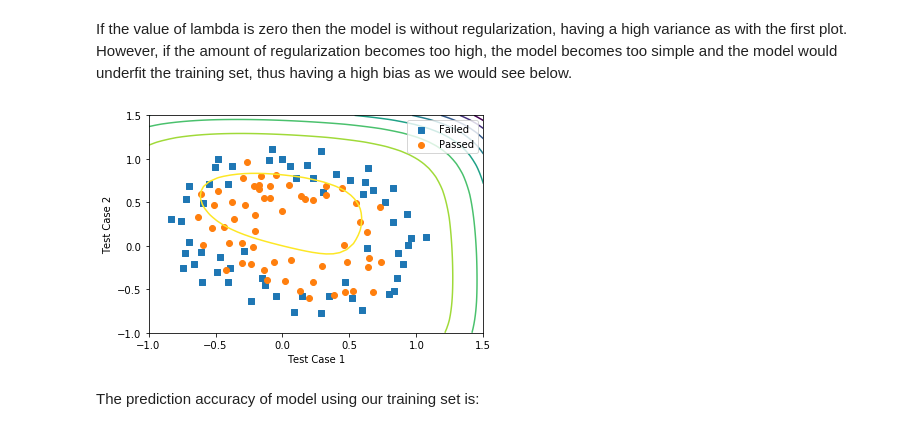
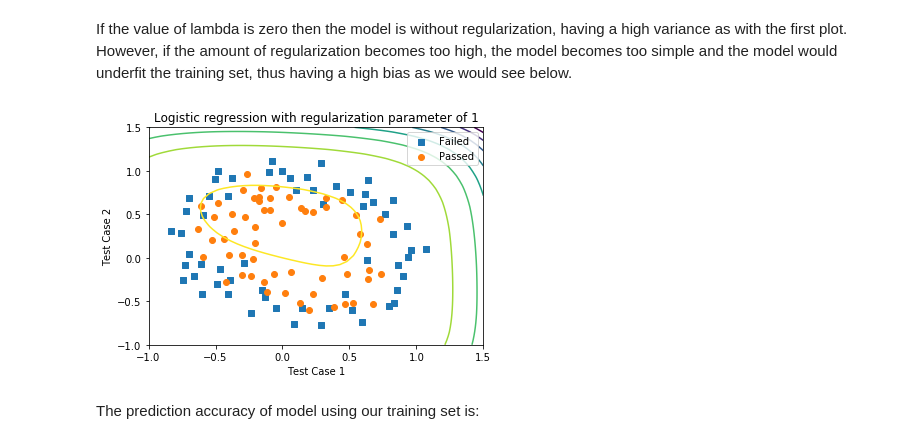
Before and after one commit to JudeOgbuibe/ML, a Jupyter notebook: Ex2/Logistic Regression.ipynb, the cells around one changed output. Saved outputs shown, nothing was run; the diff lists cells and outputs as text; code cells hidden in the pictures.

```diff
--- a/Ex2/Logistic Regression.ipynb
+++ b/Ex2/Logistic Regression.ipynb
@@ -267,27 +269,28 @@ If the value of lambda is zero then the model is without regularization, having
 # %%
 theta = np.zeros(X.shape[1])
 lambd = 1
 y = y.reshape(len(y), 1)
 thetaOpt = optimize.minimize(fun = cost_reg, x0 = theta, jac = grad_reg, args = (X,y, lambd), method = 'L-BFGS-B')
 thetaOpt = thetaOpt.x
 
 u = np.linspace(-1,1.5,50)
 v = np.linspace(-1,1.5,50)
 z = np.zeros([len(u),len(v)])
 for i in range(len(u)):
     for j in range(len(v)):
         z[i,j]= np.matmul(mapfeature(u[i],v[j],6),thetaOpt)
 
 z = z.T
 plt.scatter(data[data[:,2]==0][:,0], data[data[:,2]==0][:,1], marker= 's', label='Failed')
 plt.scatter(data[data[:,2]==1][:,0], data[data[:,2]==1][:,1], marker= 'o', label='Passed')
 plt.contour(u,v,z, label = 'Decision Boundary')
 plt.xlabel('Test Case 1')
 plt.ylabel('Test Case 2')
+plt.title('Logistic regression with regularization parameter of 1')
 plt.legend()
 plt.show()
 # %% [output]
-[figure, old version]
+[figure, new version]
 # %% [markdown]
 The prediction accuracy of model using our training set is:
 # %%
```
Also changed, not shown: parts of 4 cells of this notebook.
